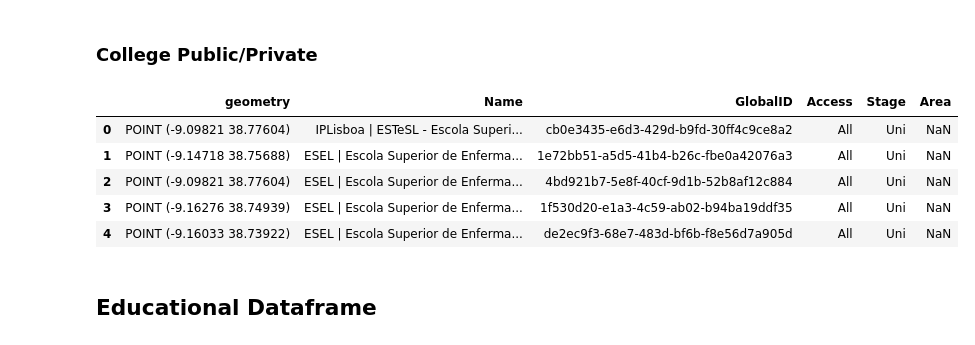
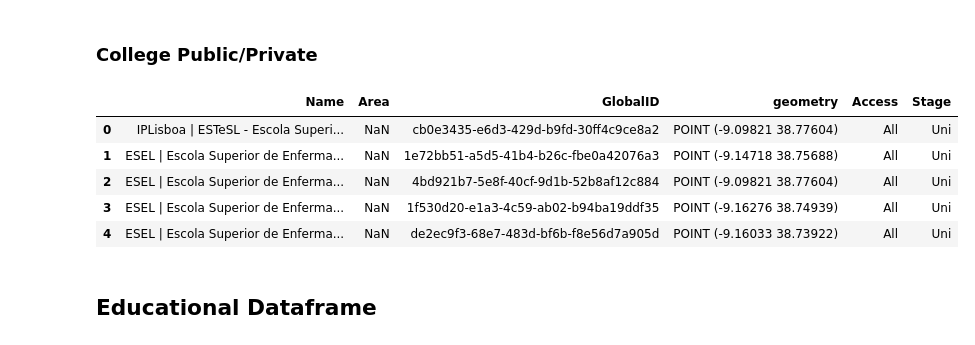
Before and after one commit to Diogomarquesbass/pds_p2, a Jupyter notebook: Web Scrapping (3).ipynb, the cells around one changed output. Saved outputs shown, nothing was run; the diff lists cells and outputs as text; code cells hidden in the pictures.

```diff
--- a/Web Scrapping (3).ipynb
+++ b/Web Scrapping (3).ipynb
@@ -653,40 +658,40 @@ hs_priv.head()
 # URL of the GeoJSON file
 uni_url = 'https://services.arcgis.com/1dSrzEWVQn5kHHyK/arcgis/rest/services/MapaConhecimento/FeatureServer/1/query?where=1%3D1&outFields=*&f=pgeojson'
 
 # Fetch the GeoJSON data
 response = requests.get(uni_url)
 response.raise_for_status()  # Check if the request was successful
 
 # Load the GeoJSON data into a GeoDataFrame
 uni_all  = response.json()
 
 # Create GeoDataFrames from the GeoJSON dictionaries
 uni_all = gpd.GeoDataFrame.from_features(uni_all['features'])
 
 # Convert the GeoDataFrame to a DataFrame
 uni_all = pd.DataFrame(uni_all)
 uni_all['Access'] = 'All'
 uni_all['Stage'] = 'Uni'
 
 #Rename Columns for Concat
 uni_all.rename(columns={'NOME': 'Name', 'MORADA': 'Address', 'SITE': 'Website'}, inplace=True)
 uni_all['Area'] = 'NaN'
 
 #Drop useless columns
 uni_all_columns2drop = ['OBJECTID', 'COD_SIG', 'IDTIPO', 'Address', 'ATORTIPOCODIGO', 'EMAIL', 'Website', 'REDESOCIAL', 'REDESOCIAL']
 uni_all.drop(uni_all_columns2drop, axis=1, inplace=True)
 
 #Reorder Columns
-uni_all[new_order]
+uni_all = uni_all[new_order]
 
 uni_all.head()
 # %% [output]
-|  | geometry | Name | GlobalID | Access | Stage | Area |
-| 0 | POINT (-9.09821 38.77604) | IPLisboa | ESTeSL - Escola Superi... | cb0e3435-e6d3-429d-b9fd-30ff4c9ce8a2 | All | Uni | NaN |
-| 1 | POINT (-9.14718 38.75688) | ESEL | Escola Superior de Enferma... | 1e72bb51-a5d5-41b4-b26c-fbe0a42076a3 | All | Uni | NaN |
-| 2 | POINT (-9.09821 38.77604) | ESEL | Escola Superior de Enferma... | 4bd921b7-5e8f-40cf-9d1b-52b8af12c884 | All | Uni | NaN |
-| 3 | POINT (-9.16276 38.74939) | ESEL | Escola Superior de Enferma... | 1f530d20-e1a3-4c59-ab02-b94ba19ddf35 | All | Uni | NaN |
-| 4 | POINT (-9.16033 38.73922) | ESEL | Escola Superior de Enferma... | de2ec9f3-68e7-483d-bf6b-f8e56d7a905d | All | Uni | NaN |
+|  | Name | Area | GlobalID | geometry | Access | Stage |
+| 0 | IPLisboa | ESTeSL - Escola Superi... | NaN | cb0e3435-e6d3-429d-b9fd-30ff4c9ce8a2 | POINT (-9.09821 38.77604) | All | Uni |
+| 1 | ESEL | Escola Superior de Enferma... | NaN | 1e72bb51-a5d5-41b4-b26c-fbe0a42076a3 | POINT (-9.14718 38.75688) | All | Uni |
+| 2 | ESEL | Escola Superior de Enferma... | NaN | 4bd921b7-5e8f-40cf-9d1b-52b8af12c884 | POINT (-9.09821 38.77604) | All | Uni |
+| 3 | ESEL | Escola Superior de Enferma... | NaN | 1f530d20-e1a3-4c59-ab02-b94ba19ddf35 | POINT (-9.16276 38.74939) | All | Uni |
+| 4 | ESEL | Escola Superior de Enferma... | NaN | de2ec9f3-68e7-483d-bf6b-f8e56d7a905d | POINT (-9.16033 38.73922) | All | Uni |
 # %% [markdown]
 ## Educational Dataframe
 # %% [markdown]
```
Also changed, not shown: parts of 12 cells of this notebook.
